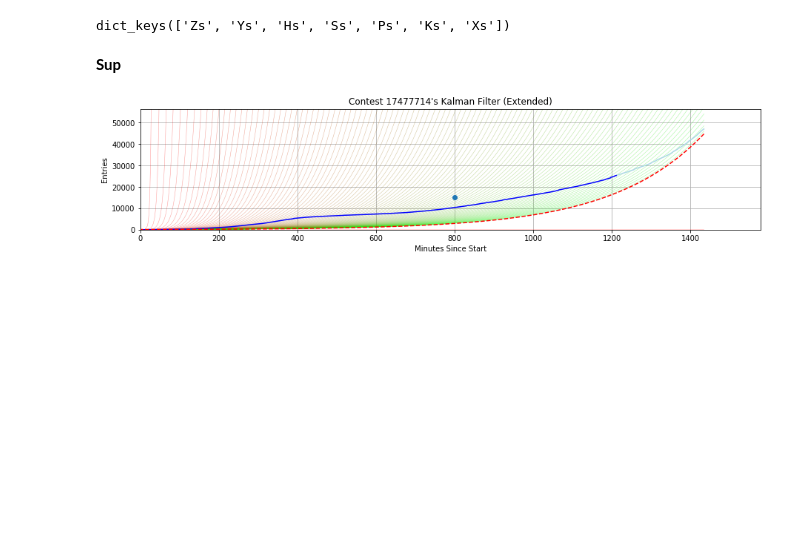
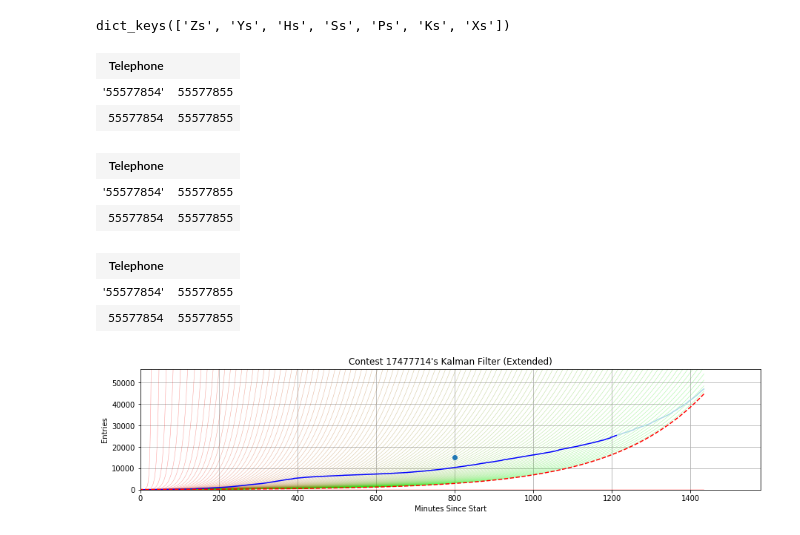
Before and after one commit to WPI-Draftkings-MQP/dkNotebook, a Jupyter notebook: Custom Kalman.ipynb, the cells around one changed output. Saved outputs shown, nothing was run; the diff lists cells and outputs as text; code cells hidden in the pictures; blank space fills up the shorter version.

```diff
--- a/Custom Kalman.ipynb
+++ b/Custom Kalman.ipynb
@@ -257,7 +257,3 @@ def getFig():
 resultDict.keys()
 # %% [output]
 dict_keys(['Zs', 'Ys', 'Hs', 'Ss', 'Ps', 'Ks', 'Xs'])
-# %%
-HTML("<b>Sup</b>")
-# %% [output]
-Sup
@@ -264,3 +264,29 @@ Sup
+# %%
+HTML("<table style='display: inline-block; margin:5px'>\
+          <tr><th colspan='2' style='text-align:center'>Telephone</th></tr>\
+          <tr><td>'55577854'</td><td>55577855</td></tr>\
+          <tr><td>55577854</td><td>55577855</td></tr>\
+        </table>" +
+    "<table style='display: inline-block; margin:5px'>\
+          <tr><th colspan='2' style='text-align:center'>Telephone</th></tr>\
+          <tr><td>'55577854'</td><td>55577855</td></tr>\
+          <tr><td>55577854</td><td>55577855</td></tr>\
+        </table>" + "<t>" +
+    "<table style='display: inline-block; margin:5px'>\
+          <tr><th colspan='2' style='text-align:center'>Telephone</th></tr>\
+          <tr><td>'55577854'</td><td>55577855</td></tr>\
+          <tr><td>55577854</td><td>55577855</td></tr>\
+        </table>")
+# %% [output]
+| Telephone |  |
+| '55577854' | 55577855 |
+| 55577854 | 55577855 |
+| Telephone |  |
+| '55577854' | 55577855 |
+| 55577854 | 55577855 |
+| Telephone |  |
+| '55577854' | 55577855 |
+| 55577854 | 55577855 |
 # %%
 fig = plt.figure(1)
 fig.set_size_inches([15, 3])
```
Also changed, not shown: parts of 2 cells of this notebook, 1 other file.
